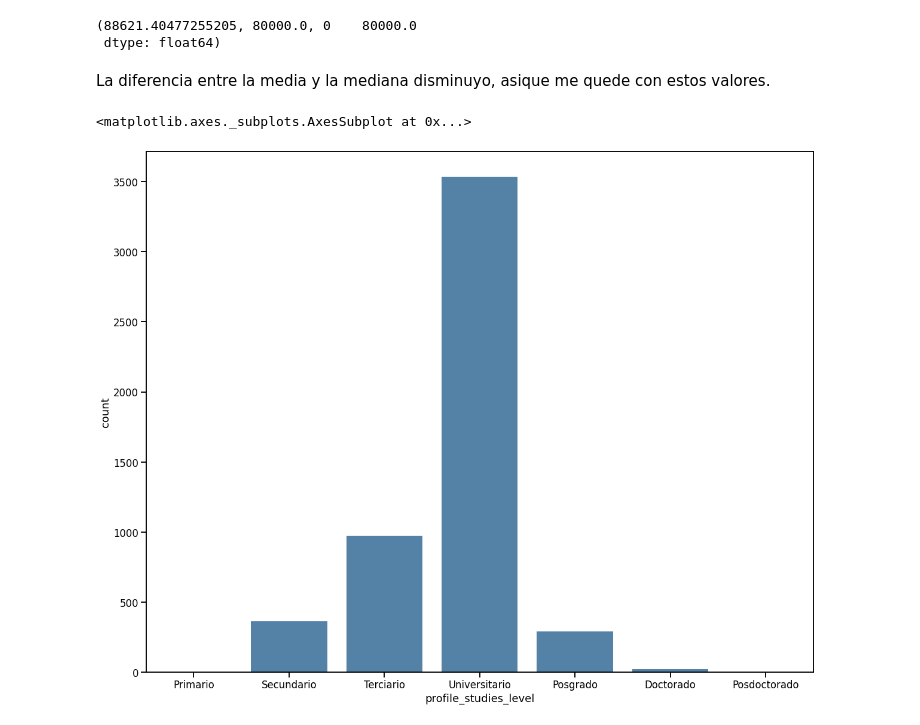
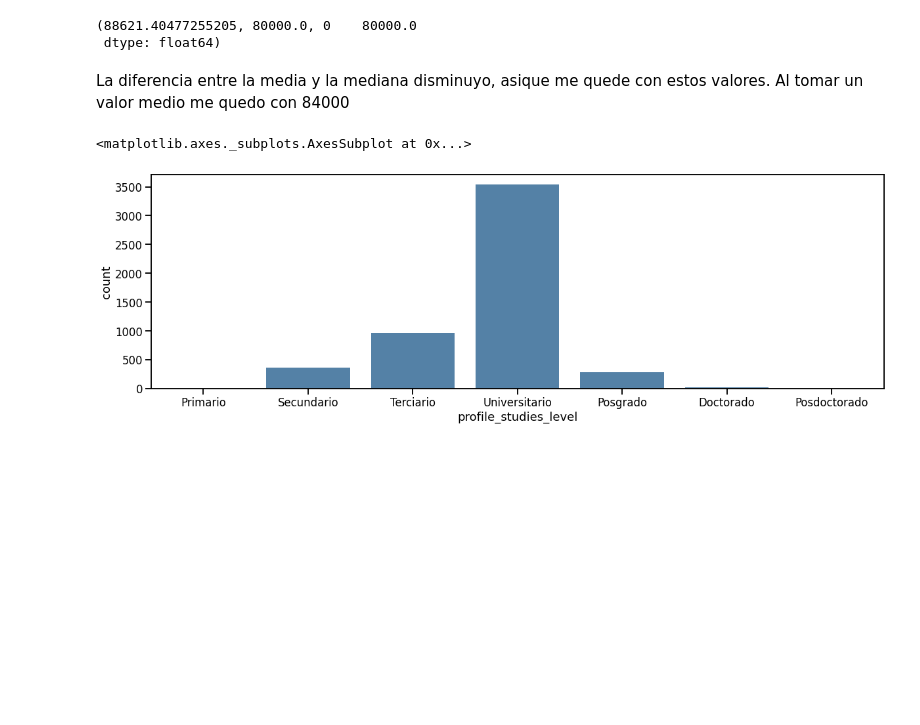
Before and after one commit to Natali-PP/diplodatos2021, a Jupyter notebook: AnalisiYVisualizacion/02_Estadistica_descriptiva.ipynb, the cells around one changed output. Saved outputs shown, nothing was run; the diff lists cells and outputs as text; code cells hidden in the pictures; blank space fills up the shorter version.

```diff
--- a/AnalisiYVisualizacion/02_Estadistica_descriptiva.ipynb
+++ b/AnalisiYVisualizacion/02_Estadistica_descriptiva.ipynb
@@ -409,11 +409,12 @@ df_copy.salary_monthly_NETO.mean(), df_copy.salary_monthly_NETO.median(),df_copy
  dtype: float64)
 # %% [markdown]
 La diferencia entre la media y la mediana disminuyo, asique me quede con estos valores.
+Al tomar un valor medio me quedo con 84000
 # %%
 education_order=[ "Primario", "Secundario", "Terciario", "Universitario","Posgrado", "Doctorado", "Posdoctorado"]
 
-fig = plt.figure(figsize=(20,16))
+fig = plt.figure(figsize=(20,6))
 seaborn.countplot(df_copy.profile_studies_level, color='steelblue', order=education_order)
 # %% [output]
 <matplotlib.axes._subplots.AxesSubplot at 0x...>
-[figure, old version]
+[figure, new version]
```
Also changed, not shown: parts of 4 cells of this notebook.
